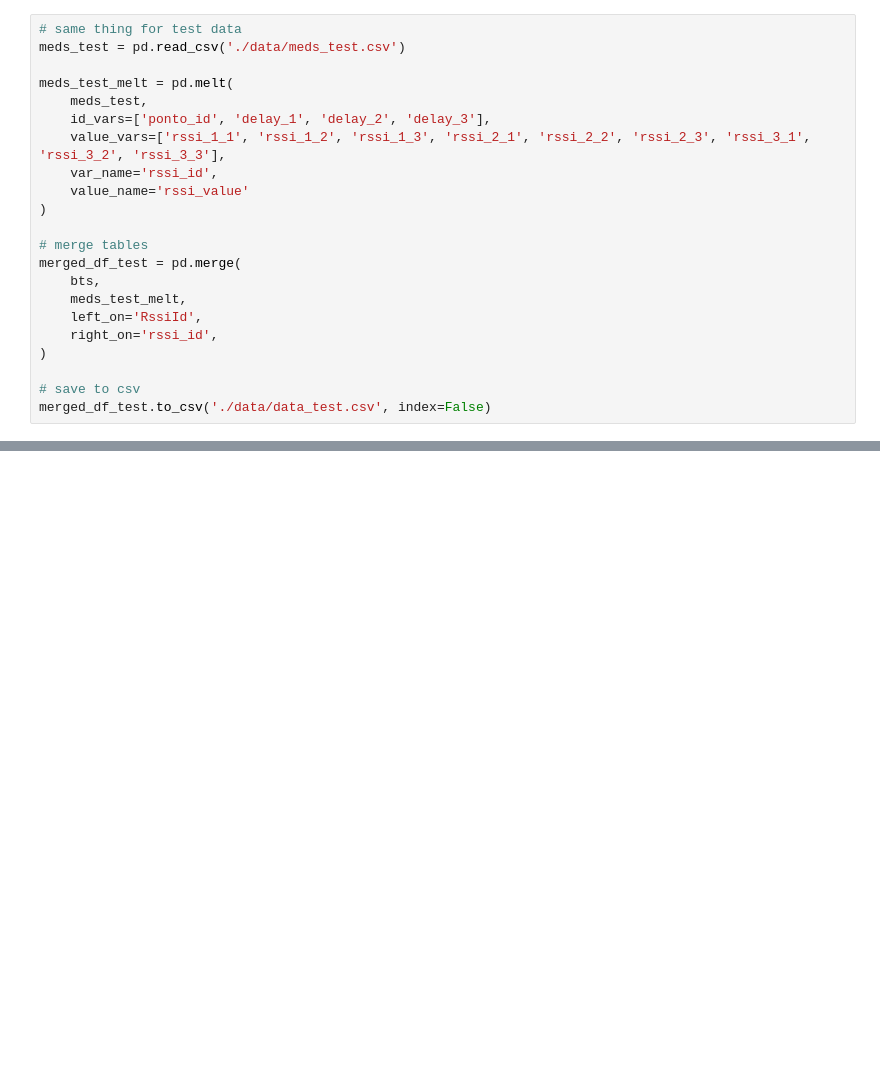
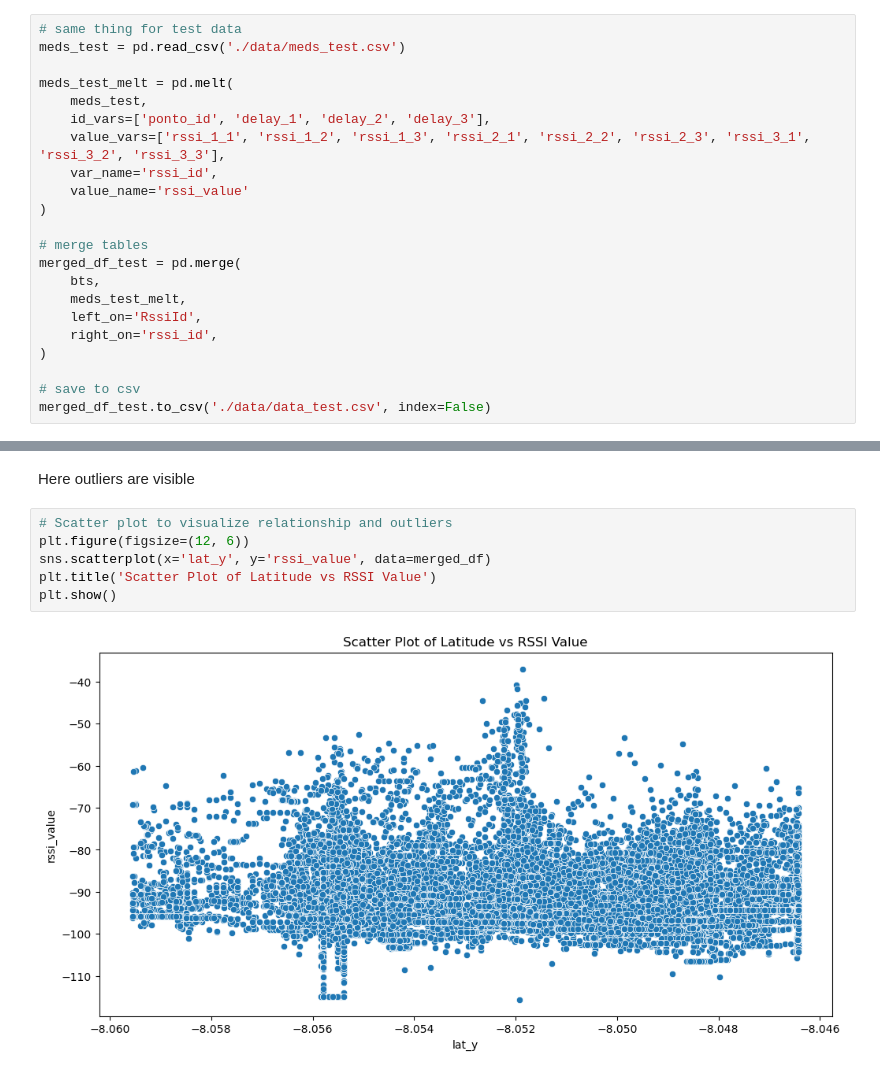
Before and after one commit to PaulaPerazzo/localization-project, a Jupyter notebook: data_analysis.ipynb, the cells around one changed output, grey strips where cells are left out. Saved outputs shown, nothing was run; the diff lists cells and outputs as text; blank space fills up the shorter version.

```diff
--- a/data_analysis.ipynb
+++ b/data_analysis.ipynb
@@ -53,0 +148,10 @@ merged_df_test.to_csv('./data/data_test.csv', index=False)
+# %% [markdown]
+Here outliers are visible
+# %%
+# Scatter plot to visualize relationship and outliers
+plt.figure(figsize=(12, 6))
+sns.scatterplot(x='lat_y', y='rssi_value', data=merged_df)
+plt.title('Scatter Plot of Latitude vs RSSI Value')
+plt.show()
+# %% [output]
+[figure, added]
```
Also changed, not shown: parts of 22 cells of this notebook, 2 other files.
